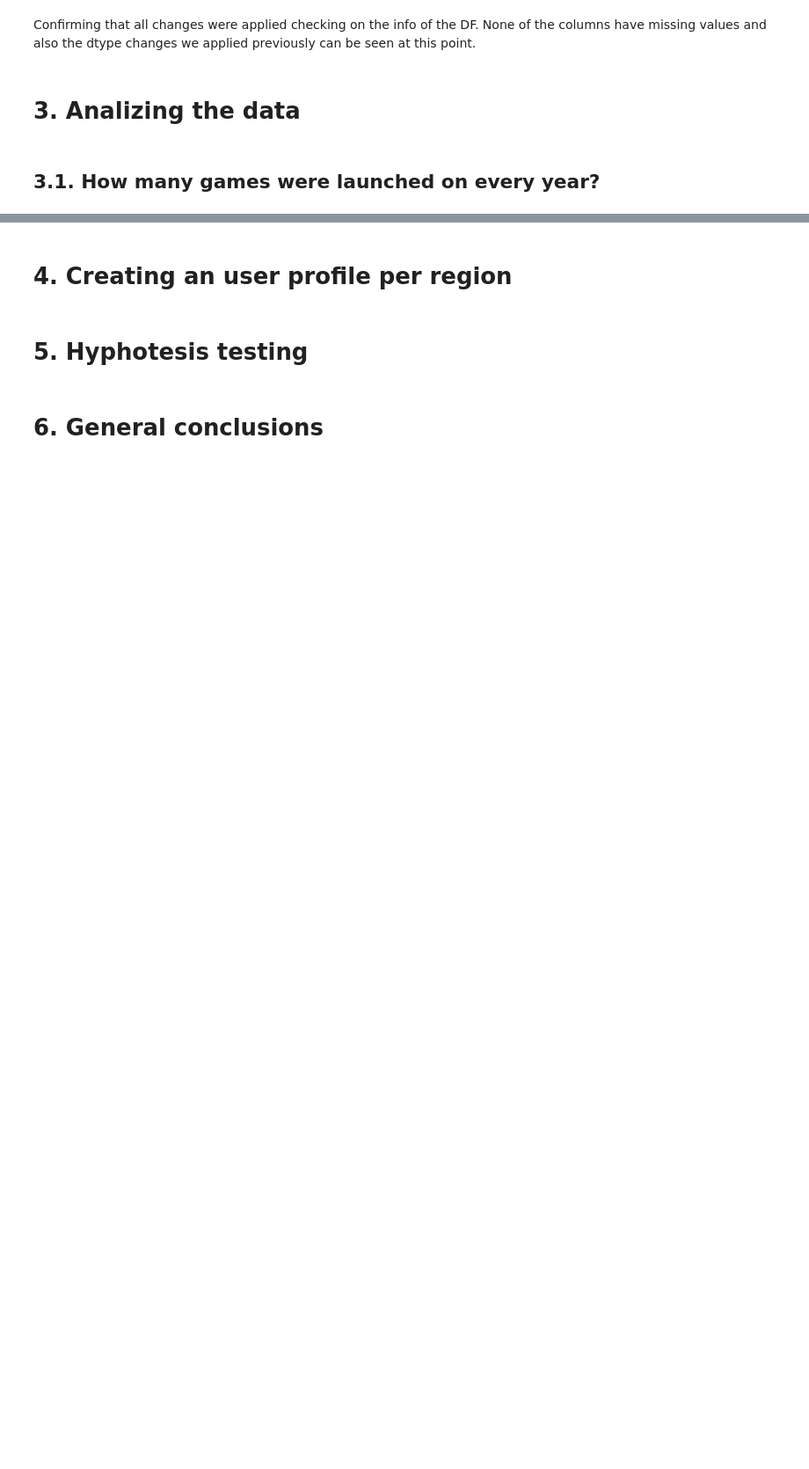
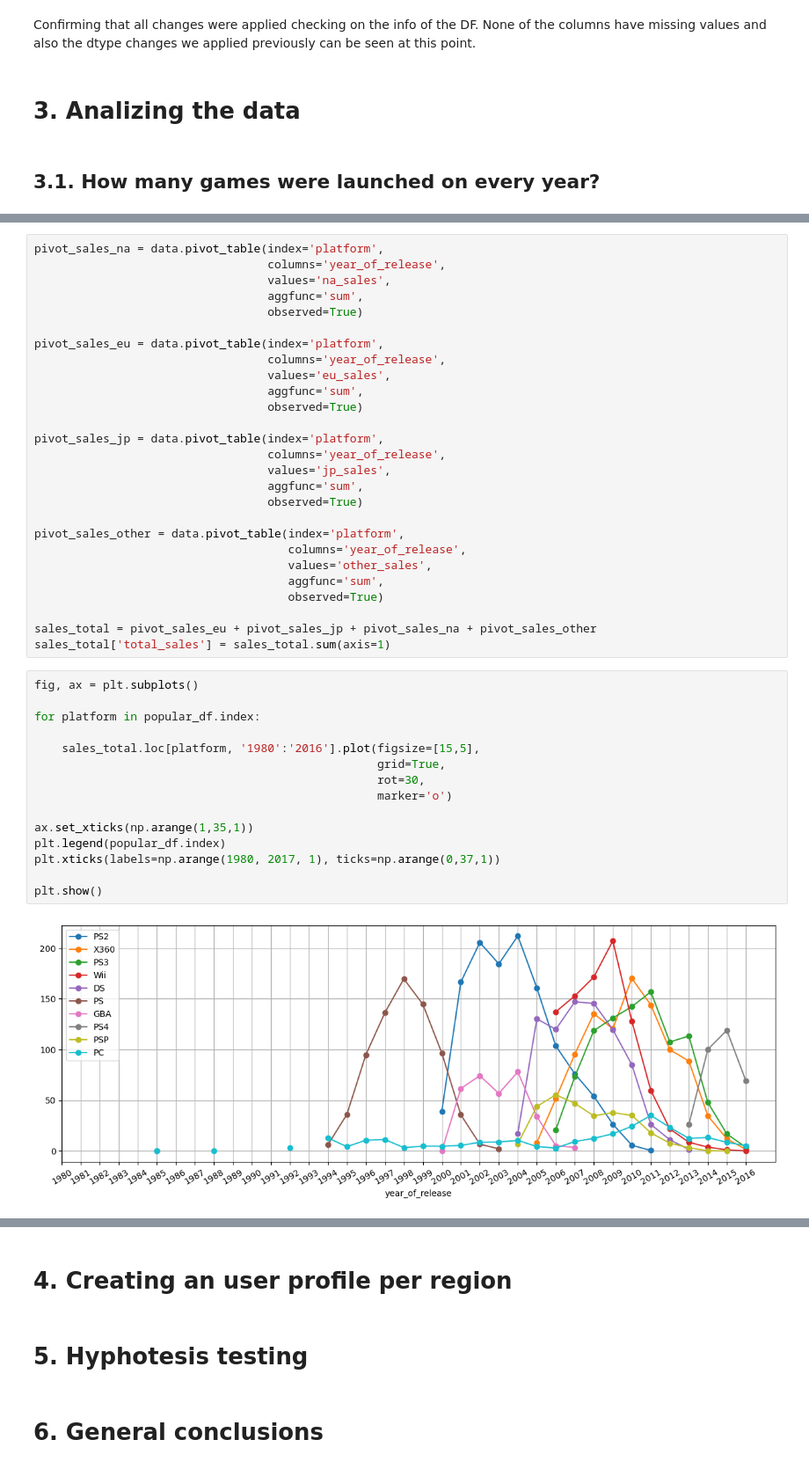
Before and after one commit to IamAirmanPhoenix/Sprint6_Project, a Jupyter notebook: notebook.ipynb, the cells around one changed output, grey strips where cells are left out. Shown at 88% size. Cells and saved outputs as stored; diff of their text form; blank space fills up the shorter version.

```diff
--- a/notebook.ipynb
+++ b/notebook.ipynb
@@ -283,0 +356,44 @@ plt.legend(['Count'])
+# %%
+pivot_sales_na = data.pivot_table(index='platform',
+                                  columns='year_of_release',
+                                  values='na_sales',
+                                  aggfunc='sum',
+                                  observed=True)
+
+pivot_sales_eu = data.pivot_table(index='platform',
+                                  columns='year_of_release',
+                                  values='eu_sales',
+                                  aggfunc='sum',
+                                  observed=True)
+
+pivot_sales_jp = data.pivot_table(index='platform',
+                                  columns='year_of_release',
+                                  values='jp_sales',
+                                  aggfunc='sum',
+                                  observed=True)
+
+pivot_sales_other = data.pivot_table(index='platform',
+                                     columns='year_of_release',
+                                     values='other_sales',
+                                     aggfunc='sum',
+                                     observed=True)
+
+sales_total = pivot_sales_eu + pivot_sales_jp + pivot_sales_na + pivot_sales_other
+sales_total['total_sales'] = sales_total.sum(axis=1)
+# %%
+fig, ax = plt.subplots()
+
+for platform in popular_df.index:
+
+    sales_total.loc[platform, '1980':'2016'].plot(figsize=[15,5],
+                                                  grid=True,
+                                                  rot=30,
+                                                  marker='o')
+
+ax.set_xticks(np.arange(1,35,1))
+plt.legend(popular_df.index)
+plt.xticks(labels=np.arange(1980, 2017, 1), ticks=np.arange(0,37,1))
+
+plt.show()
+# %% [output]
+[figure, added]
```
Also changed, not shown: parts of 13 cells of this notebook.
